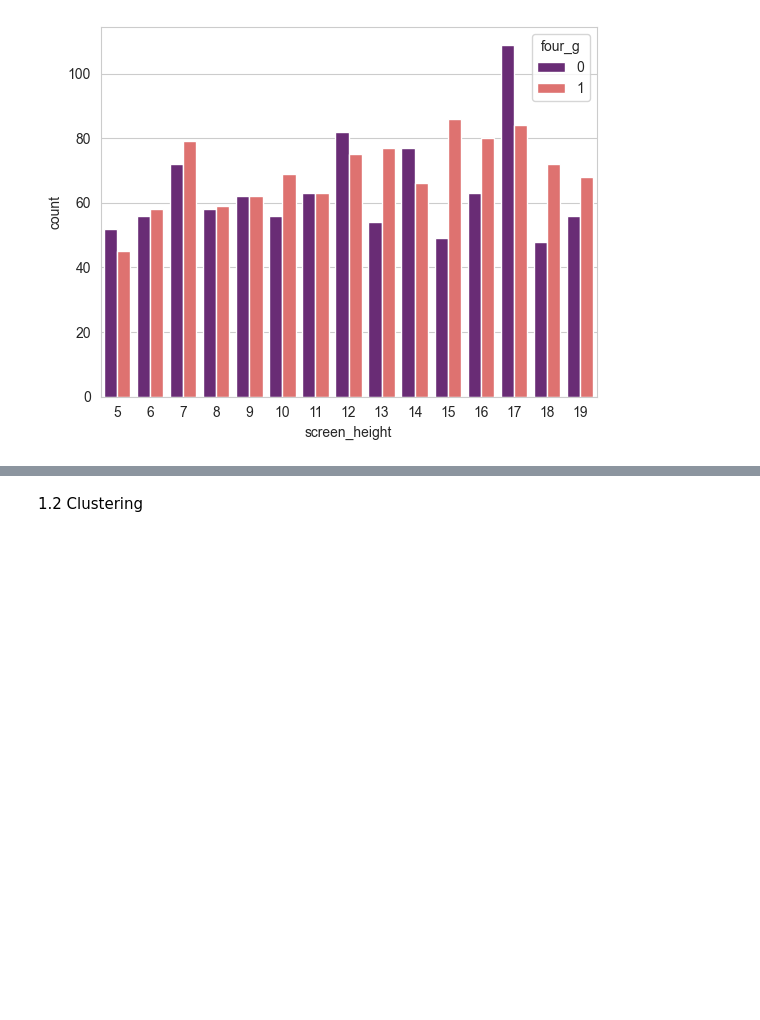
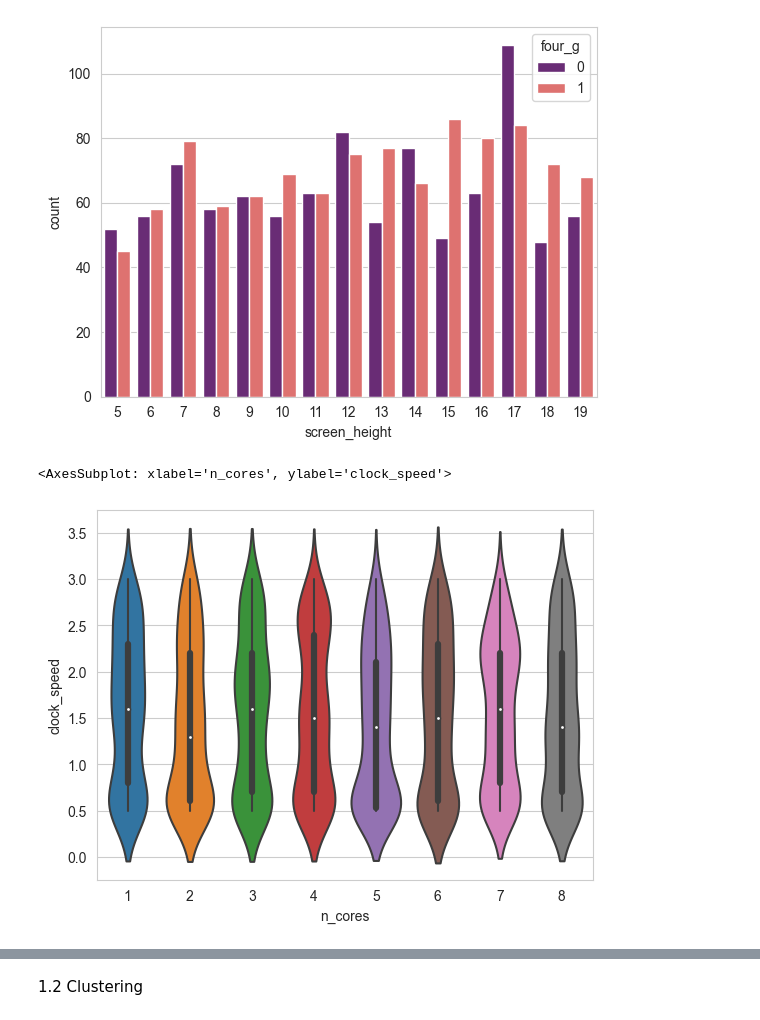
Before and after one commit to andeepl7/MLAssignments, a Jupyter notebook: Q1_EDA_CLUST.ipynb, the cells around one changed output, grey strips where cells are left out. Drawn from its saved outputs; the diff is of its cells as text; code cells hidden in the pictures; blank space fills up the shorter version.

```diff
--- a/Q1_EDA_CLUST.ipynb
+++ b/Q1_EDA_CLUST.ipynb
@@ -1,2 +10,10 @@
+# %%
+#Load the data
+data_url = 'https://raw.githubusercontent.com/nick-edu/dmmldl/master/MobilePrice.csv'
+#raise a try except block
+try:
+    df = pd.read_csv(data_url)
+except:
+    print("Error loading dataset")
 # %% [markdown]
 1.1 Exploratory Data Analysis (EDA)
@@ -8,2 +19,0 @@ ssl._create_default_https_context = ssl._create_unverified_context
-# %%
-df = pd.read_csv("https://raw.githubusercontent.com/nick-edu/dmmldl/master/MobilePrice.csv")
@@ -75,3 +68,9 @@ sns.countplot(x = "screen_height", hue = "four_g", data = df, palette = 'magma')
 # %% [output]
 <AxesSubplot: xlabel='screen_height', ylabel='count'>
 [figure]
+# %%
+#Violin plot
+sns.violinplot(data=df, y="clock_speed", x="n_cores")
+# %% [output]
+<AxesSubplot: xlabel='n_cores', ylabel='clock_speed'>
+[figure, added]
```
Also changed, not shown: parts of 10 cells of this notebook.
